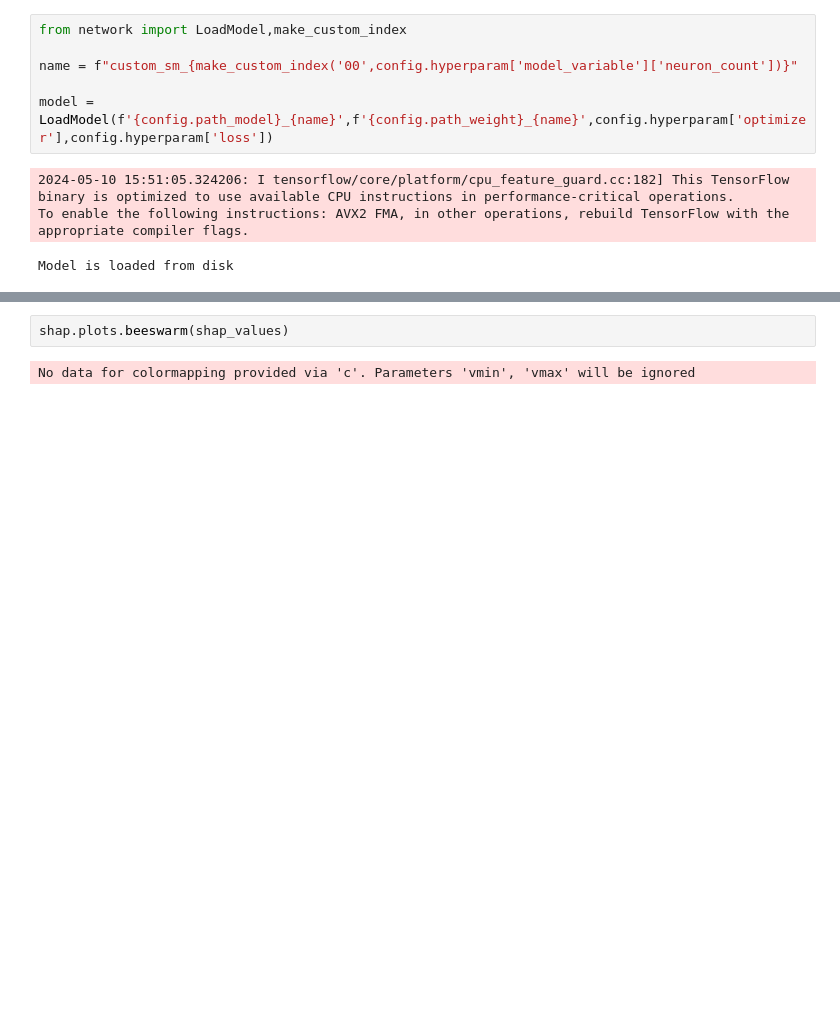
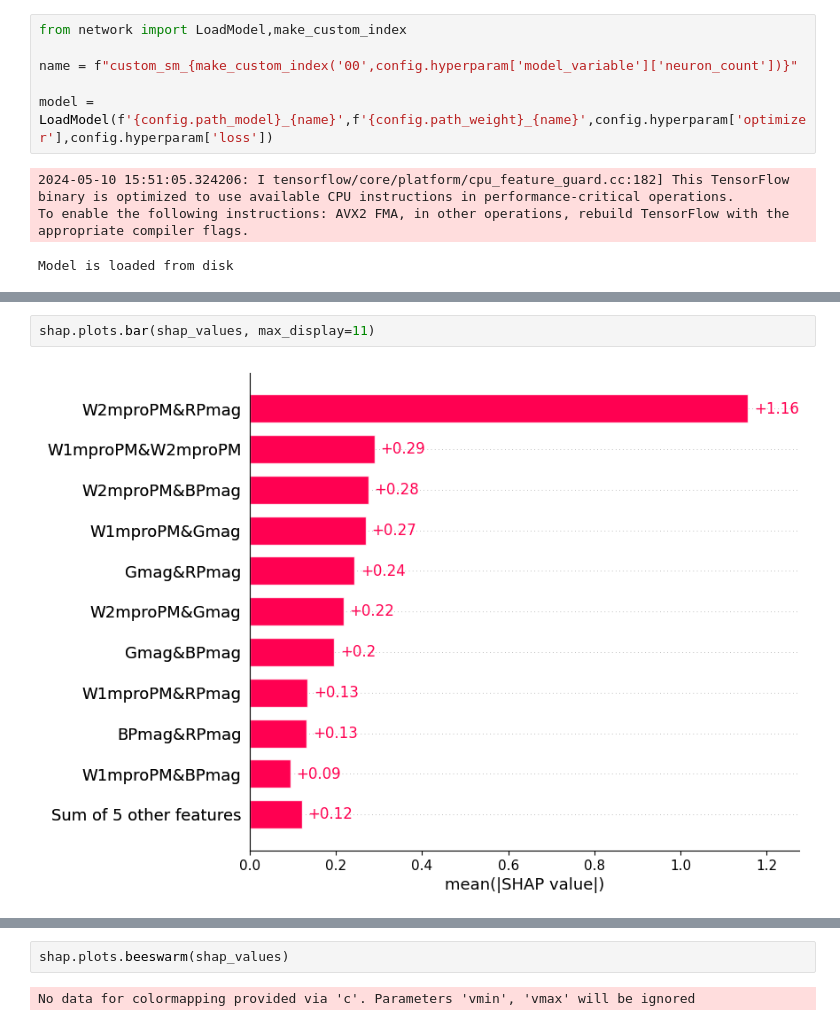
Before and after one commit to lrikozavr/extragalactic_object_locate_with_ml, a Jupyter notebook: export/shap_1.ipynb, the cells around one changed output, grey strips where cells are left out. Saved outputs shown, nothing was run; the diff lists cells and outputs as text; blank space fills up the shorter version.

```diff
--- a/export/shap_1.ipynb
+++ b/export/shap_1.ipynb
@@ -349,0 +383,4 @@ KeyboardInterrupt:
+# %%
+shap.plots.bar(shap_values, max_display=11)
+# %% [output]
+[figure, added]
```
Also changed, not shown: parts of 8 cells of this notebook, 1 other file.
